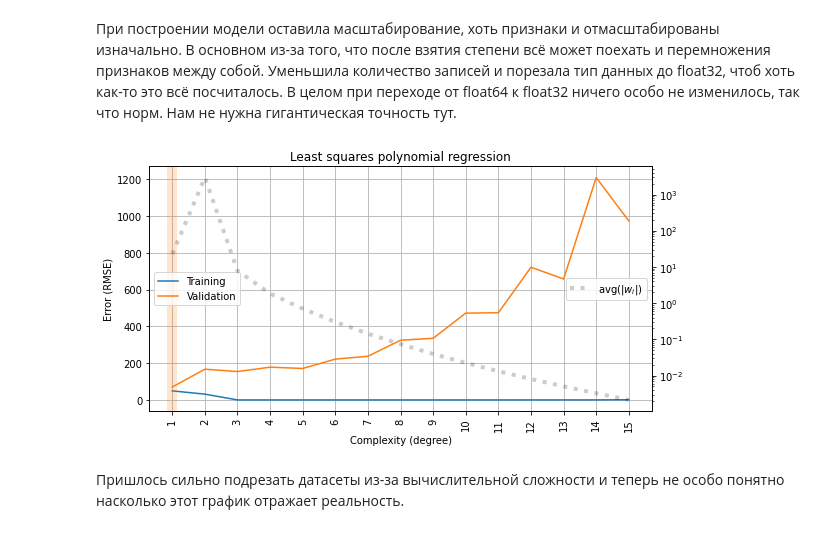
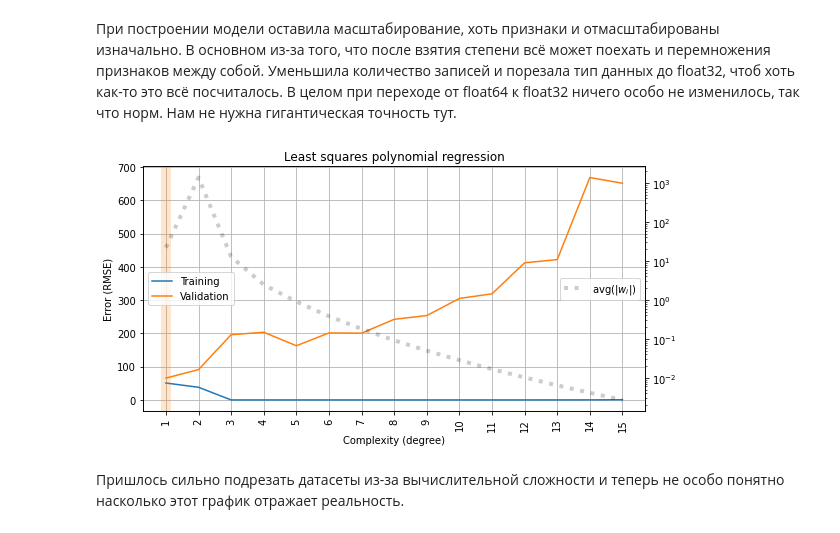
Before and after one commit to zappaz00/4_overfitting_regularization, a Jupyter notebook: overfitting_regularization.ipynb, the cells around one changed output. Cells and saved outputs as stored; diff of their text form; code cells hidden in the pictures.

```diff
--- a/overfitting_regularization.ipynb
+++ b/overfitting_regularization.ipynb
@@ -456,27 +458,27 @@ for degree in DEGREES:
 # %%
 rmse_train, rmse_valid, avg_coef = [], [], []
 
 #из-за вычислительной сложности уменьшим размер датасетов
-records_train_num = int(0.3 * X_train.shape[0])
-records_valid_num = int(0.3 * X_valid.shape[0])
+records_train_num = int(0.4 * X_train.shape[0])
+records_valid_num = int(0.4 * X_valid.shape[0])
 X_train_small = X_train.iloc[:records_train_num].astype(np.float32)
 y_train_small = y_train.iloc[:records_train_num].astype(np.float32)
 X_valid_small = X_valid.iloc[:records_valid_num].astype(np.float32)
 y_valid_small = y_valid.iloc[:records_valid_num].astype(np.float32)
 
 for deg in tqdm.tqdm(DEGREES_without_zero):
     model = make_model(deg)
     model.fit(X_train_small, y_train_small);
     rmse_train.append(rmse(model.predict(X_train_small), y_train_small))
     rmse_valid.append(rmse(model.predict(X_valid_small), y_valid_small))
     avg_coef.append( np.mean(np.abs(model['reg'].coef_)) )
 
 plot_fitting_graph(DEGREES_without_zero, rmse_train, rmse_valid,
                    xlabel='Complexity (degree)', ylabel='Error (RMSE)',
                    custom_metric=avg_coef, custom_label='avg(|$w_i$|)',
                    title='Least squares polynomial regression')
 # %% [output]
-[figure, old version]
+[figure, new version]
 # %% [markdown]
 Пришлось сильно подрезать датасеты из-за вычислительной сложности и теперь не особо понятно насколько этот график отражает реальность.
 # %%
```
Also changed, not shown: parts of 9 cells of this notebook.
